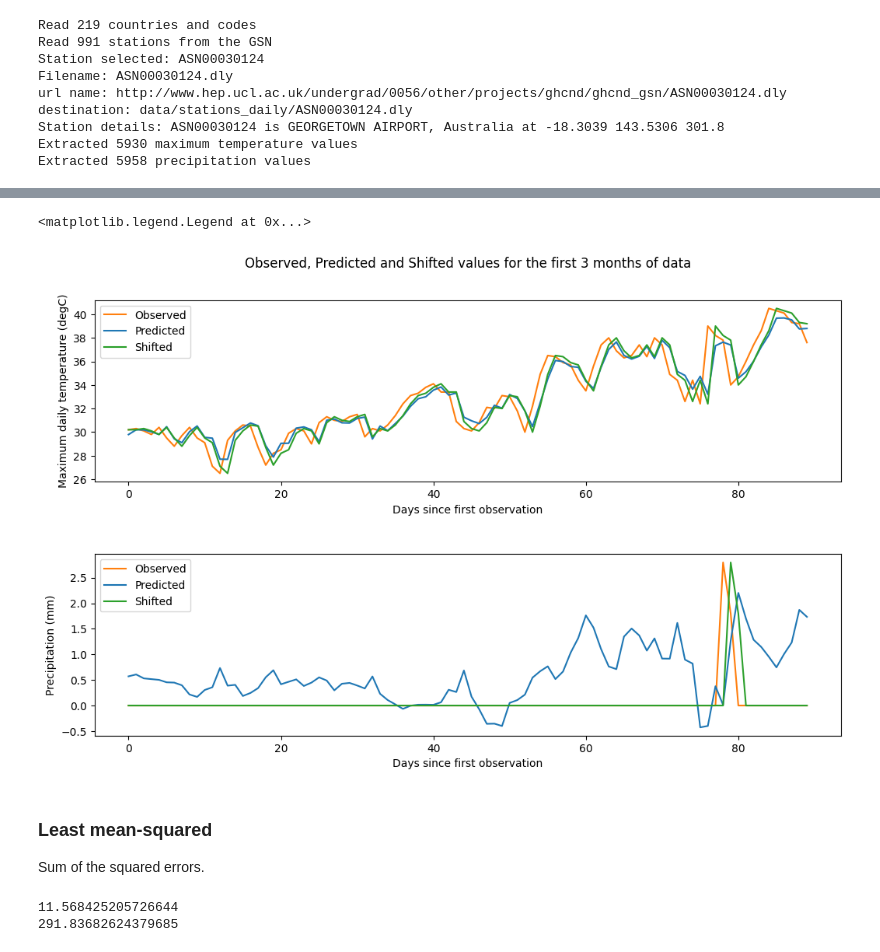
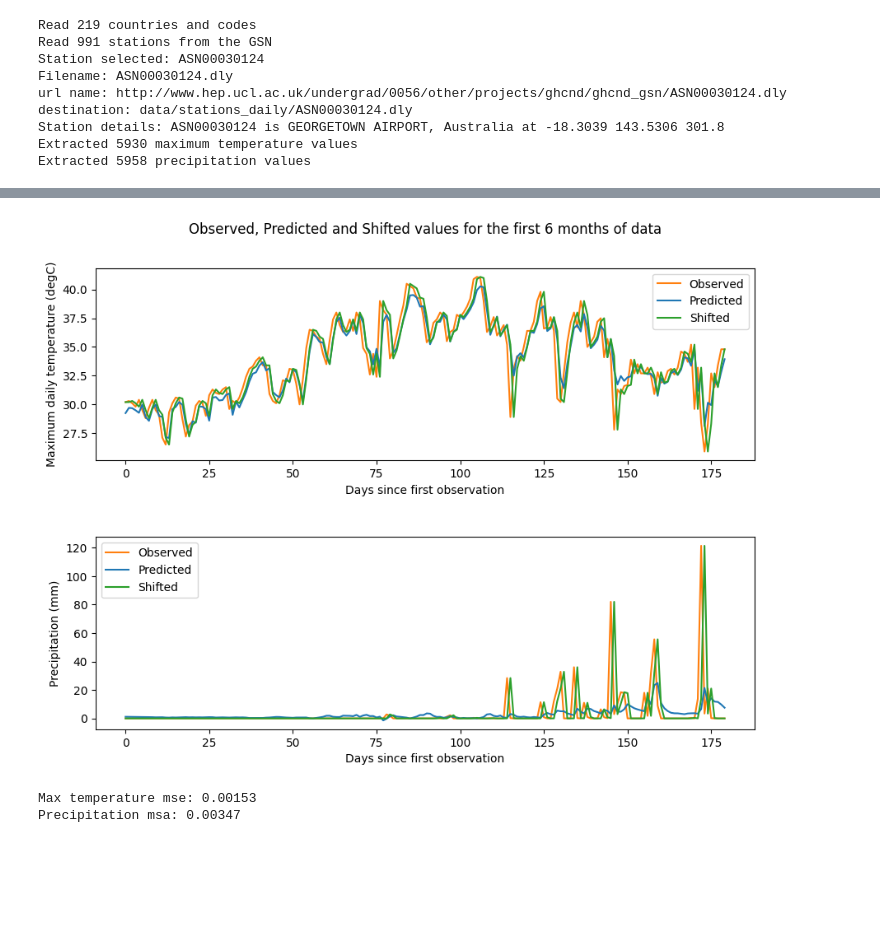
Before and after one commit to rhtweedie/ghcnd_ml, a Jupyter notebook: RNN_multi_var.ipynb, the cells around one changed output, grey strips where cells are left out. Saved outputs shown, nothing was run; the diff lists cells and outputs as text; code cells hidden in the pictures; blank space fills up the shorter version.

```diff
--- a/RNN_multi_var.ipynb
+++ b/RNN_multi_var.ipynb
@@ -300,45 +301,43 @@ Text(0.5, 1.0, 'Observed precipitation')
 # %%
-months_to_plot = 3
+months_to_plot = 6
+
+# calculae predictions assuming the next day will be the same as today
 shifted_tmax = shift(plot_target_tmax)
 shifted_prcp = shift(plot_target_prcp)
 
-fig, ax = plt.subplots(2, 1, figsize = (12, 7))
+# plot observations and predictions for the first 6 months of data
+fig, ax = plt.subplots(2, 1, figsize = (10, 7))
 fig.suptitle(f"Observed, Predicted and Shifted values for the first {months_to_plot} months of data")
 plt.subplots_adjust(left=0.1,
                     bottom=0.1,
                     right=0.9,
                     top=0.9,
                     wspace=0.4,
                     hspace=0.4)
 
 ax[0].plot(plot_target_tmax[:months_to_plot*30], label = "Observed", color = 'tab:orange')
 ax[0].plot(plot_pred_tmax[:months_to_plot*30], label = "Predicted", color = 'tab:blue')
 ax[0].plot(shifted_tmax[:months_to_plot*30], label = "Shifted", color = 'tab:green')
 ax[0].set_xlabel("Days since first observation")
 ax[0].set_ylabel("Maximum daily temperature (degC)")
 ax[0].legend()
 
 ax[1].plot(plot_target_prcp[:months_to_plot*30], label = "Observed", color = 'tab:orange')
 ax[1].plot(plot_pred_prcp[:months_to_plot*30], label = "Predicted", color = 'tab:blue')
 ax[1].plot(shifted_prcp[:months_to_plot*30], label = "Shifted", color = 'tab:green')
 ax[1].set_xlabel("Days since first observation")
 ax[1].set_ylabel("Precipitation (mm)")
 ax[1].legend()
 
 plt.savefig('figures/weather_detailed_prediction.svg', format = 'svg')
 # %% [output]
-<matplotlib.legend.Legend at 0x...>
-[figure, old version]
+[figure, new version]
-# %% [markdown]
-### Least mean-squared
-
-Sum of the squared errors.
 # %%
-fake_mse_tmax = weather_fake_mse(tmax_vals)
-print(fake_mse_tmax)
+fake_mse_tmax = weather_fake_mse(tmax_normalised)
+print(f"Max temperature mse: {np.round(fake_mse_tmax, 5)}")
 
-fake_mse_prcp = weather_fake_mse(prcp_vals)
-print(fake_mse_prcp)
+fake_mse_prcp = weather_fake_mse(prcp_normalised)
+print(f"Precipitation msa: {np.round(fake_mse_prcp, 5)}")
 # %% [output]
-11.568425205726644
-291.83682624379685
+Max temperature mse: 0.00153
+Precipitation msa: 0.00347
```
Also changed, not shown: parts of 20 cells of this notebook.
